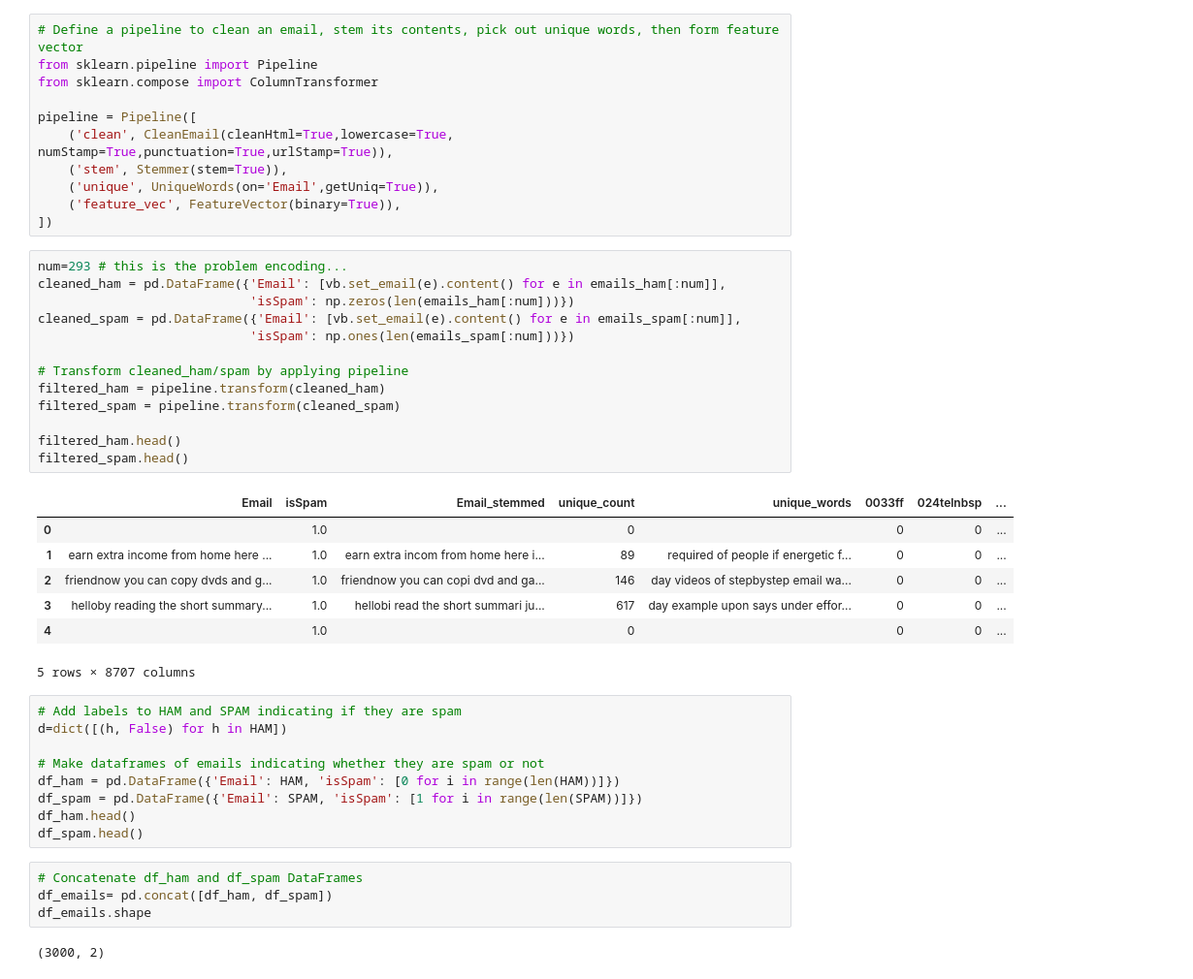
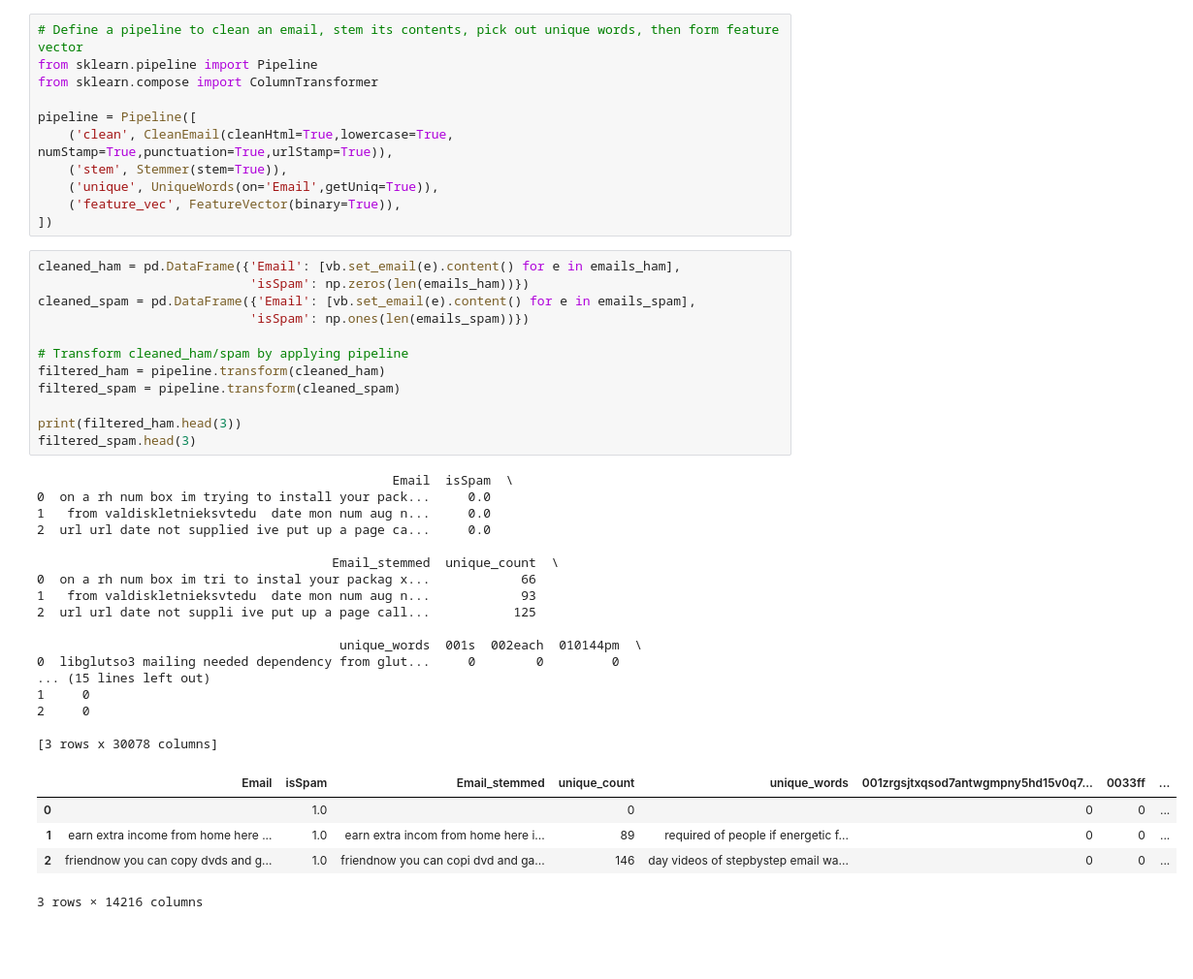
Before and after one commit to CEgerer93/HandsOnML, a Jupyter notebook: Classification/exercises.ipynb, the cells around one changed output. Shown: that part at 97% size. Saved outputs shown, nothing was run; the diff lists cells and outputs as text; blank space fills up the shorter version.

```diff
--- a/Classification/exercises.ipynb
+++ b/Classification/exercises.ipynb
@@ -701,38 +701,37 @@ pipeline = Pipeline([
     ('feature_vec', FeatureVector(binary=True)),
 ])
 # %%
-num=293 # this is the problem encoding...
-cleaned_ham = pd.DataFrame({'Email': [vb.set_email(e).content() for e in emails_ham[:num]],
-                            'isSpam': np.zeros(len(emails_ham[:num]))})
-cleaned_spam = pd.DataFrame({'Email': [vb.set_email(e).content() for e in emails_spam[:num]],
-                            'isSpam': np.ones(len(emails_spam[:num]))})
+cleaned_ham = pd.DataFrame({'Email': [vb.set_email(e).content() for e in emails_ham],
+                            'isSpam': np.zeros(len(emails_ham))})
+cleaned_spam = pd.DataFrame({'Email': [vb.set_email(e).content() for e in emails_spam],
+                            'isSpam': np.ones(len(emails_spam))})
 
 # Transform cleaned_ham/spam by applying pipeline
 filtered_ham = pipeline.transform(cleaned_ham)
 filtered_spam = pipeline.transform(cleaned_spam)
 
-filtered_ham.head()
-filtered_spam.head()
+print(filtered_ham.head(3))
+filtered_spam.head(3)
 # %% [output]
+                                               Email  isSpam  \
+0  on a rh num box im trying to install your pack...     0.0
+1   from valdiskletnieksvtedu  date mon num aug n...     0.0
+2  url url date not supplied ive put up a page ca...     0.0
+
+                                       Email_stemmed  unique_count  \
+0  on a rh num box im tri to instal your packag x...            66
+1   from valdiskletnieksvtedu  date mon num aug n...            93
+2  url url date not suppli ive put up a page call...           125
+
+                                        unique_words  001s  002each  010144pm  \
+0  libglutso3 mailing needed dependency from glut...     0        0         0
+... (15 lines left out)
+1     0
+2     0
+
+[3 rows x 30078 columns]
-|  | Email | isSpam | Email_stemmed | unique_count | unique_words | 0033ff | 024telnbsp | ... |
+|  | Email | isSpam | Email_stemmed | unique_count | unique_words | 001zrgsjtxqsod7antwgmpny5hd15v0q7... | 0033ff | ... |
 | 0 |  | 1.0 |  | 0 |  | 0 | 0 | ... |
 | 1 | earn extra income from home here ... | 1.0 | earn extra incom from home here i... | 89 | required of people if energetic f... | 0 | 0 | ... |
 | 2 | friendnow you can copy dvds and g... | 1.0 | friendnow you can copi dvd and ga... | 146 | day videos of stepbystep email wa... | 0 | 0 | ... |
-| 3 | helloby reading the short summary... | 1.0 | hellobi read the short summari ju... | 617 | day example upon says under effor... | 0 | 0 | ... |
-| 4 |  | 1.0 |  | 0 |  | 0 | 0 | ... |
-5 rows × 8707 columns
+3 rows × 14216 columns
-# %%
-# Add labels to HAM and SPAM indicating if they are spam
-d=dict([(h, False) for h in HAM])
-
-# Make dataframes of emails indicating whether they are spam or not
-df_ham = pd.DataFrame({'Email': HAM, 'isSpam': [0 for i in range(len(HAM))]})
-df_spam = pd.DataFrame({'Email': SPAM, 'isSpam': [1 for i in range(len(SPAM))]})
-df_ham.head()
-df_spam.head()
-# %%
-# Concatenate df_ham and df_spam DataFrames
-df_emails= pd.concat([df_ham, df_spam])
-df_emails.shape
-# %% [output]
-(3000, 2)
```
Also changed, not shown: parts of 4 cells of this notebook.
